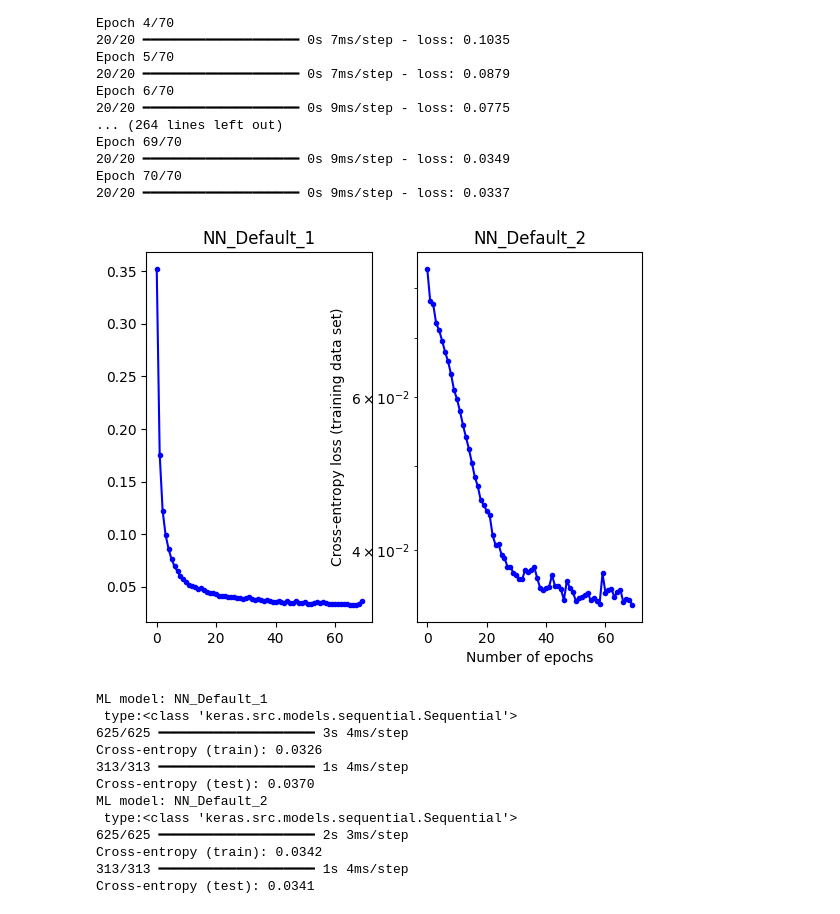
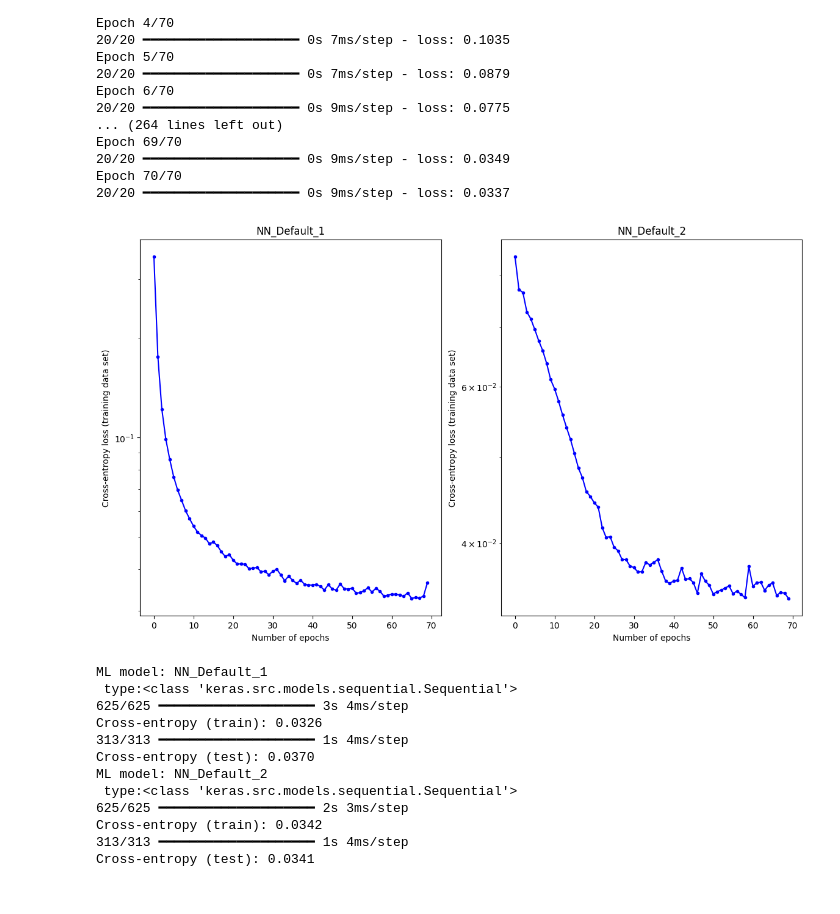
Before and after one commit to tskorkowski/CAS-ML, a Jupyter notebook: sessions/project1/Project 1 - Template.ipynb, the cells around one changed output. Cells and saved outputs as stored; diff of their text form; code cells hidden in the pictures.

Commit message:
improved plots - AUC and NN loss in each epoch

```diff
--- a/sessions/project1/Project 1 - Template.ipynb
+++ b/sessions/project1/Project 1 - Template.ipynb
@@ -297,18 +297,18 @@ Epoch 70/70
 20/20 ━━━━━━━━━━━━━━━━━━━━ 0s 9ms/step - loss: 0.0337
 # %%
 # Plot the cross-entropy loss during training
-fig, ax = plt.subplots(nrows=1,ncols=2)
+fig, ax = plt.subplots(nrows=1,ncols=2, figsize=(14,8))
 for i, nn in enumerate(nn_models):
     hist = nn.history
     ax[i].plot(hist.history['loss'], 'b.-')
     ax[i].set_title(nn._name)
 
-plt.yscale('log')
-plt.ylabel('Cross-entropy loss (training data set)')
-plt.xlabel('Number of epochs')
+    ax[i].set_yscale('log')
+    ax[i].set_ylabel('Cross-entropy loss (training data set)')
+    ax[i].set_xlabel('Number of epochs')
 plt.show()
 # %% [output]
-[figure, old version]
+[figure, new version]
 # %%
 # Compute the cross-entropy loss on the training and test data.
 for i, nn in enumerate(nn_models):
```
Also changed, not shown: parts of 2 cells of this notebook, 1 other file.
